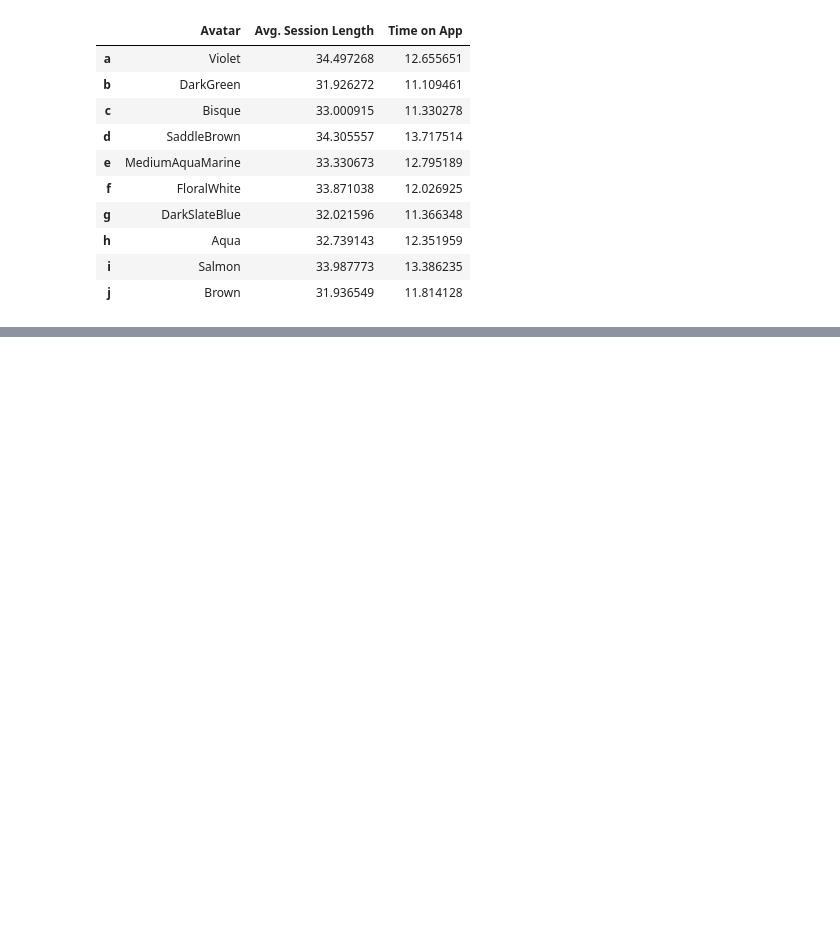
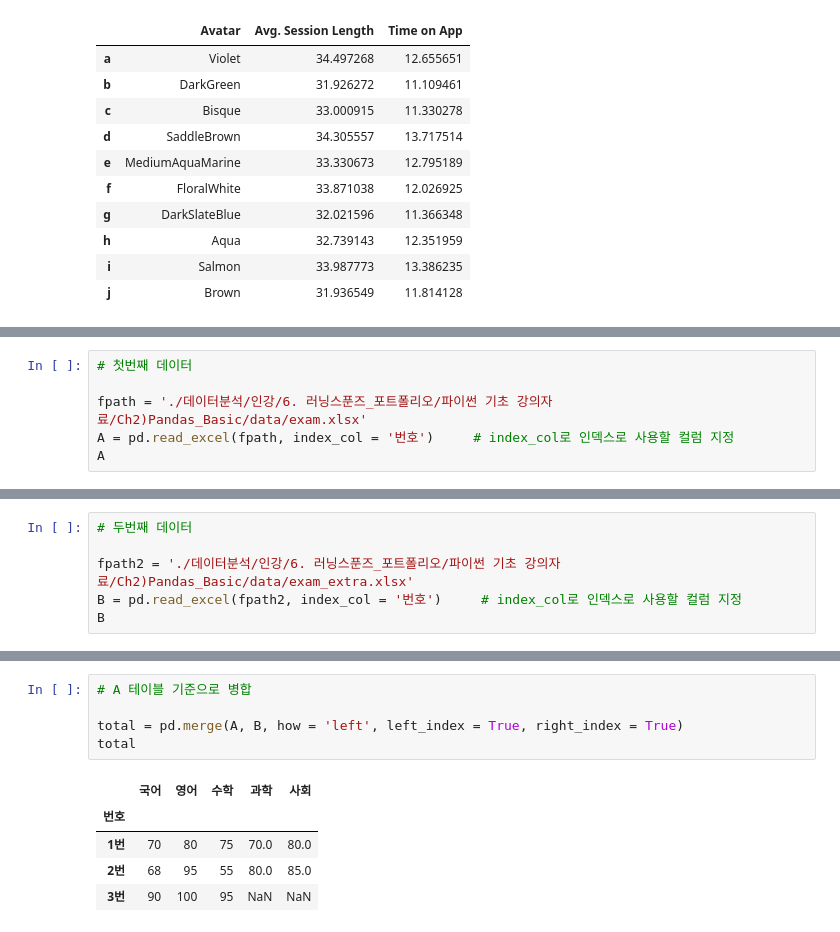
Before and after one commit to psuny1116/python-, a Jupyter notebook: python_data_analysis_basic.ipynb, the cells around one changed output, grey strips where cells are left out. Drawn from its saved outputs; the diff is of its cells as text; blank space fills up the shorter version.

```diff
--- a/python_data_analysis_basic.ipynb
+++ b/python_data_analysis_basic.ipynb
@@ -926,0 +957,6 @@ data.tail()     # 데이터 뒷부분 5개만
+# %%
+# 첫번째 데이터
+
+fpath = './데이터분석/인강/6. 러닝스푼즈_포트폴리오/파이썬 기초 강의자료/Ch2)Pandas_Basic/data/exam.xlsx'
+A = pd.read_excel(fpath, index_col = '번호')     # index_col로 인덱스로 사용할 컬럼 지정
+A
@@ -926,0 +969,6 @@ data.tail()     # 데이터 뒷부분 5개만
+# %%
+# 두번째 데이터
+
+fpath2 = './데이터분석/인강/6. 러닝스푼즈_포트폴리오/파이썬 기초 강의자료/Ch2)Pandas_Basic/data/exam_extra.xlsx'
+B = pd.read_excel(fpath2, index_col = '번호')     # index_col로 인덱스로 사용할 컬럼 지정
+B
@@ -926,0 +993,11 @@ data.tail()     # 데이터 뒷부분 5개만
+# %%
+# A 테이블 기준으로 병합
+
+total = pd.merge(A, B, how = 'left', left_index = True, right_index = True)
+total
+# %% [output]
+|  | 국어 | 영어 | 수학 | 과학 | 사회 |
+| 번호 |  |  |  |  |  |
+| 1번 | 70 | 80 | 75 | 70.0 | 80.0 |
+| 2번 | 68 | 95 | 55 | 80.0 | 85.0 |
+| 3번 | 90 | 100 | 95 | NaN | NaN |
```
Also changed, not shown: parts of 6 cells of this notebook.
